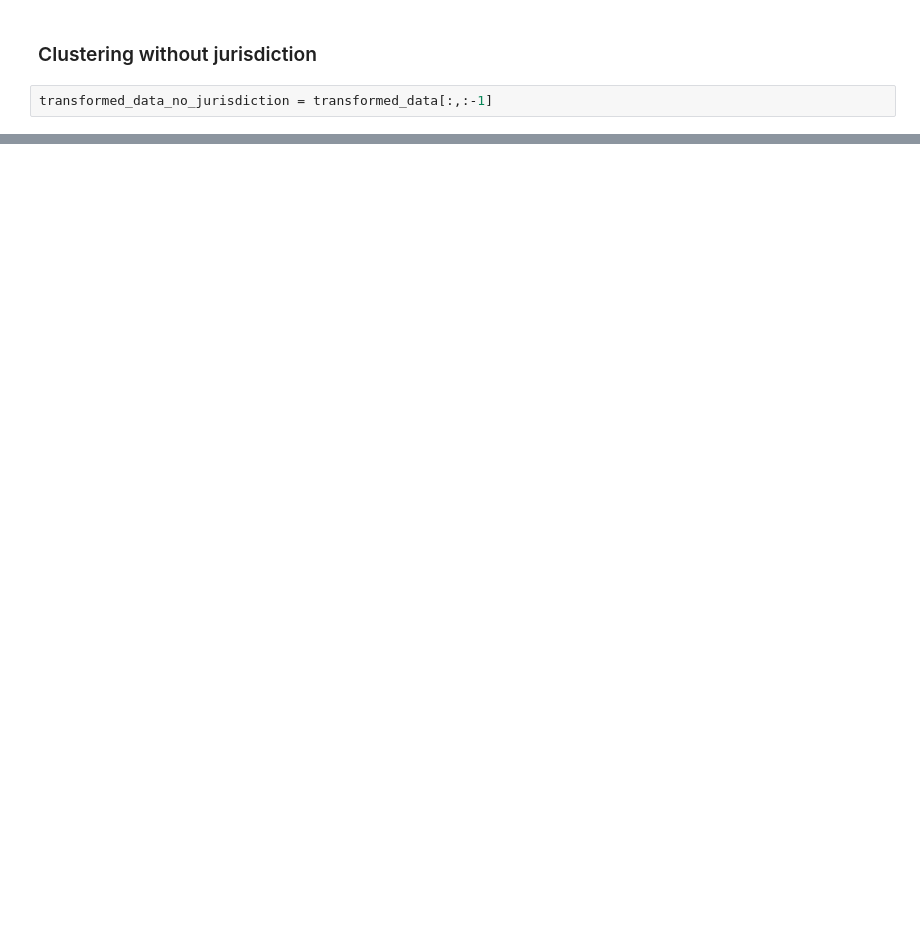
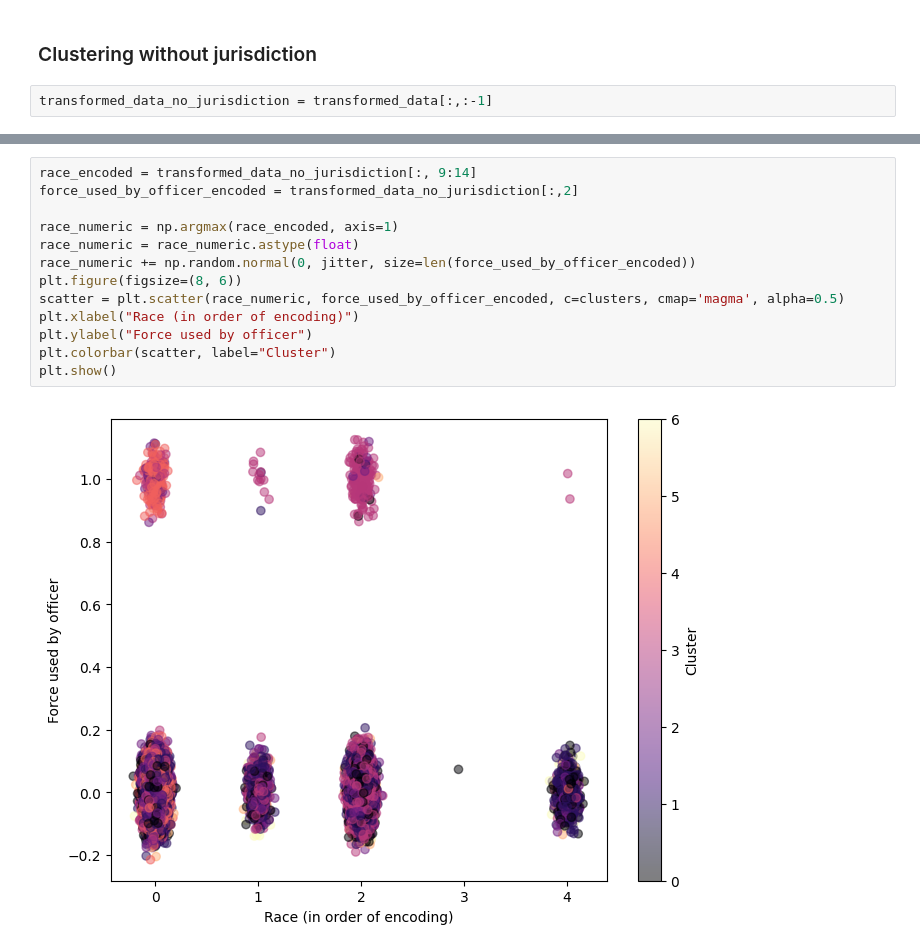
Before and after one commit to sophieganapolsky/ML4VA, a Jupyter notebook: Clustering.ipynb, the cells around one changed output, grey strips where cells are left out. Drawn from its saved outputs; the diff is of its cells as text; blank space fills up the shorter version.

```diff
--- a/Clustering.ipynb
+++ b/Clustering.ipynb
@@ -254,0 +274,15 @@ Cluster 8  (648.70, 0.44)    (80.00, 0.15)        (134.82, 0.20)         (87.59,
+# %%
+race_encoded = transformed_data_no_jurisdiction[:, 9:14]
+force_used_by_officer_encoded = transformed_data_no_jurisdiction[:,2]
+
+race_numeric = np.argmax(race_encoded, axis=1)
+race_numeric = race_numeric.astype(float)
+race_numeric += np.random.normal(0, jitter, size=len(force_used_by_officer_encoded))
+plt.figure(figsize=(8, 6))
+scatter = plt.scatter(race_numeric, force_used_by_officer_encoded, c=clusters, cmap='magma', alpha=0.5)
+plt.xlabel("Race (in order of encoding)")
+plt.ylabel("Force used by officer")
+plt.colorbar(scatter, label="Cluster")
+plt.show()
+# %% [output]
+[figure, added]
```
Also changed, not shown: parts of 12 cells of this notebook.
